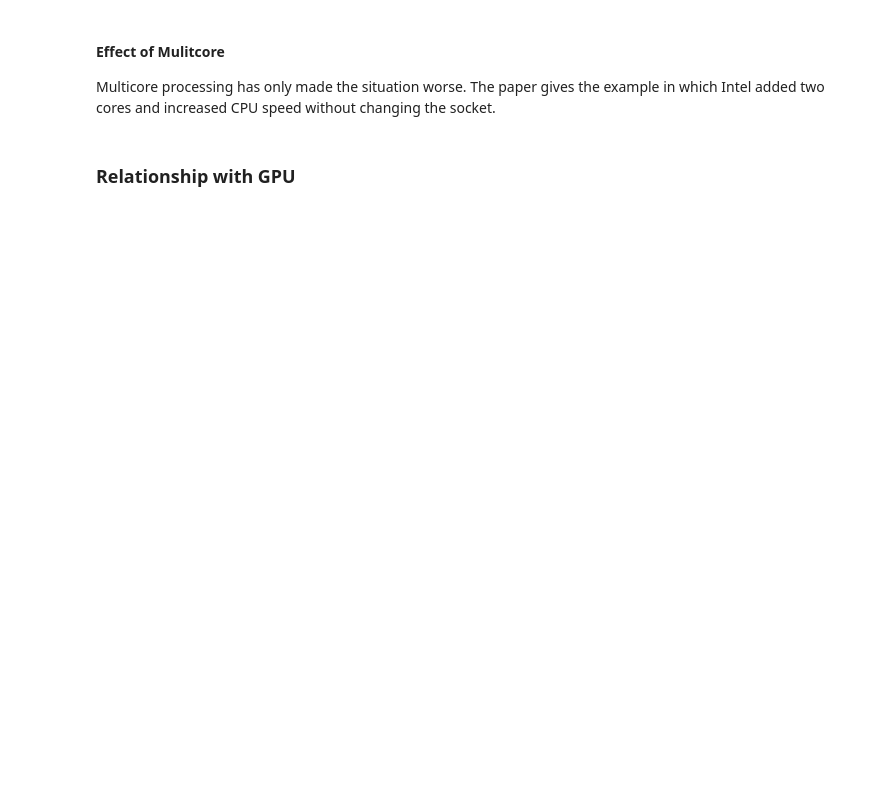
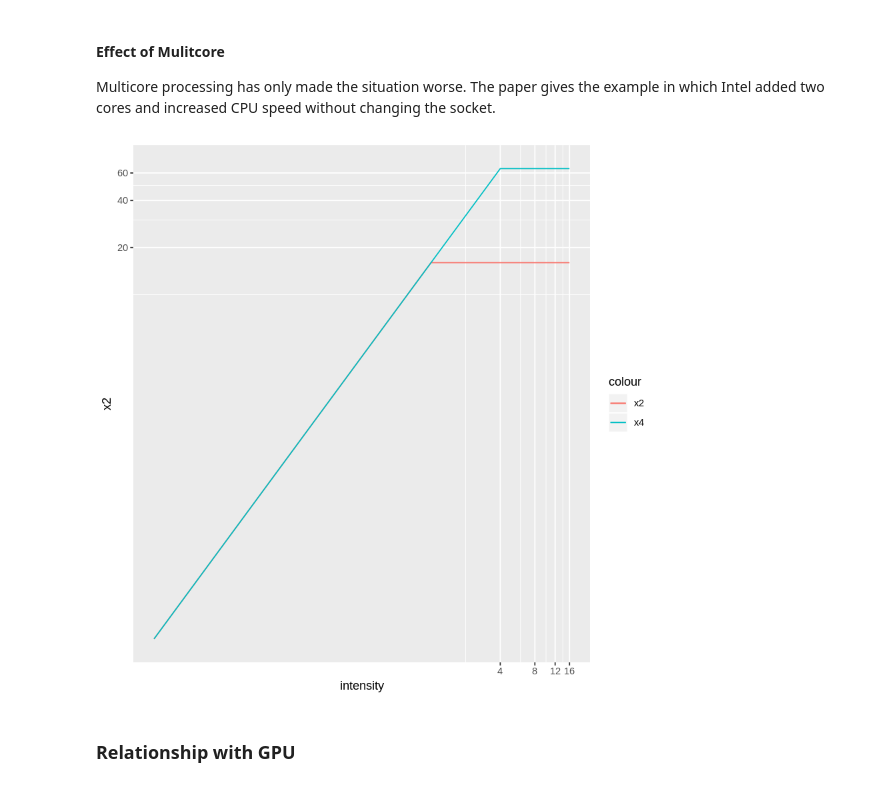
Before and after one commit to randalburns/jhupp-lectures, a Jupyter notebook: code/Untitled.ipynb, the cells around one changed output. Cells and saved outputs as stored; diff of their text form; code cells hidden in the pictures; blank space fills up the shorter version.

```diff
--- a/code/Untitled.ipynb
+++ b/code/Untitled.ipynb
@@ -73,20 +73,21 @@ Multicore processing has only made the situation worse.  The paper gives the exa
 # %%
 library(ggplot2)
 
 intensity = 2^(-8:4)
 
 offchip = 16 # GB/s
 flopsmax = 16 # GFLOPs
 flopsmax2 = 64
 
 memband <- data.frame(intensity, pmin(intensity*16,flopsmax), pmin(intensity*16,flopsmax2) )
-colnames(memband) <- c("intensity", "FLOPS", 'cpuFLOPS', 'Roofline')
+colnames(memband) <- c("intensity", "x2", 'x4')
 
-aplot <- ggplot(memband, aes(x=intensity, y=FLOPS, color="off-chip")) + geom_line() +
-            geom_line(data=memband, aes(x=intensity, y=cpuFLOPS, color="cpu")) +
-            geom_line(data=memband, aes(x=intensity, y=Roofline, color="roofline"), size=3) +
+aplot <- ggplot(memband, aes(x=intensity, y=x2, color="x2")) + geom_line() +
+            geom_line(data=memband, aes(x=intensity, y=x4, color="x4")) +
             coord_trans(x="log2", y="log2") #+ scale_y_continuous(limits=c(1,50))
 
 print(aplot)
+# %% [output]
+[figure, added]
 # %% [markdown]
 ### Relationship with GPU
```
